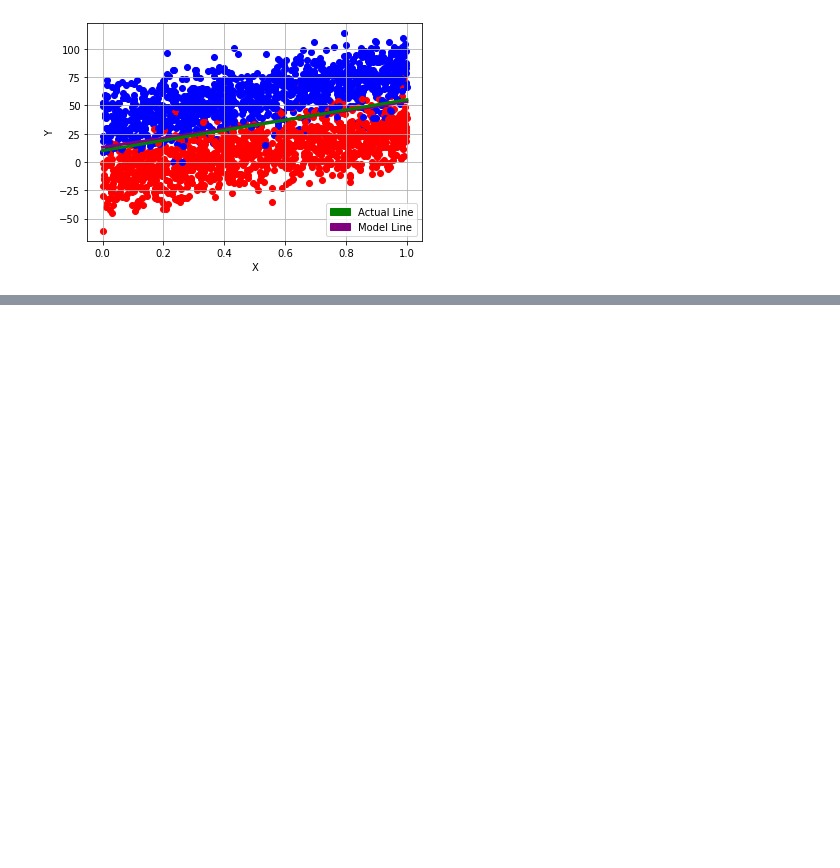
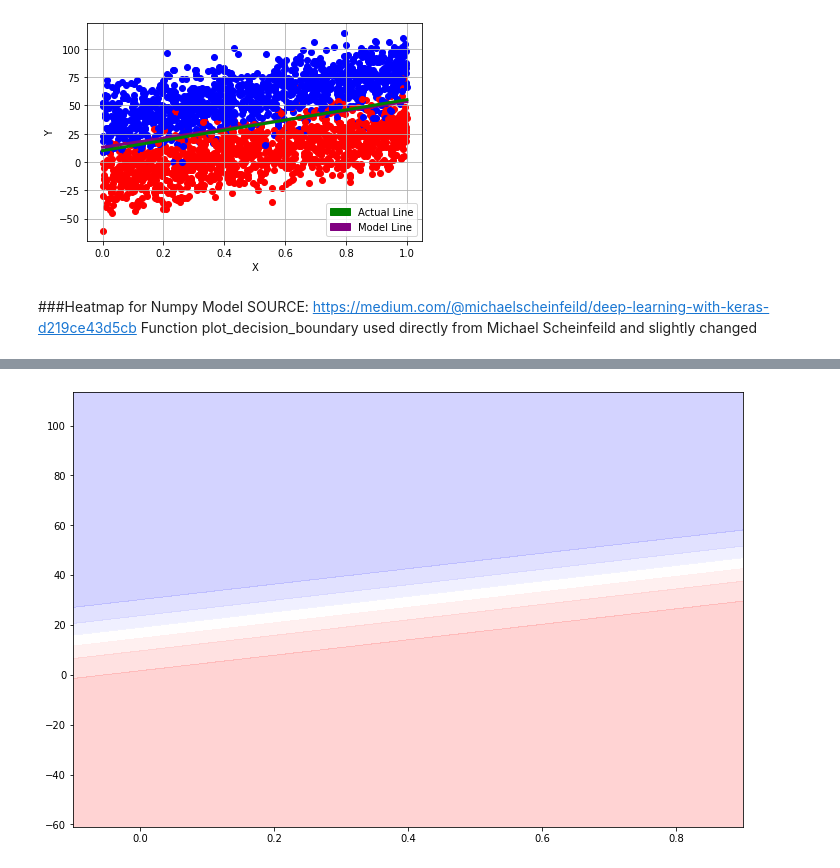
Before and after one commit to MauriceLaf/CAP4630, a Jupyter notebook: Homework3.ipynb, the cells around one changed output, grey strips where cells are left out. Drawn from its saved outputs; the diff is of its cells as text; code cells hidden in the pictures; blank space fills up the shorter version.

```diff
--- a/Homework3.ipynb
+++ b/Homework3.ipynb
@@ -364,3 +368,9 @@ plt.legend(handles=[p1,p2])
 display_random_data(data, labels, 45, 10)
 # %% [output]
 [figure]
+# %% [markdown]
+###Heatmap for Numpy Model
+SOURCE: https://medium.com/@michaelscheinfeild/deep-learning-with-keras-d219ce43d5cb Function plot_decision_boundary used directly from Michael Scheinfeild and slightly changed
+# %%
+plot_decision_boundary(model, data, labels)
+# %% [output]
@@ -366,0 +378 @@ display_random_data(data, labels, 45, 10)
+[figure, added]
```
Also changed, not shown: parts of 9 cells of this notebook.
